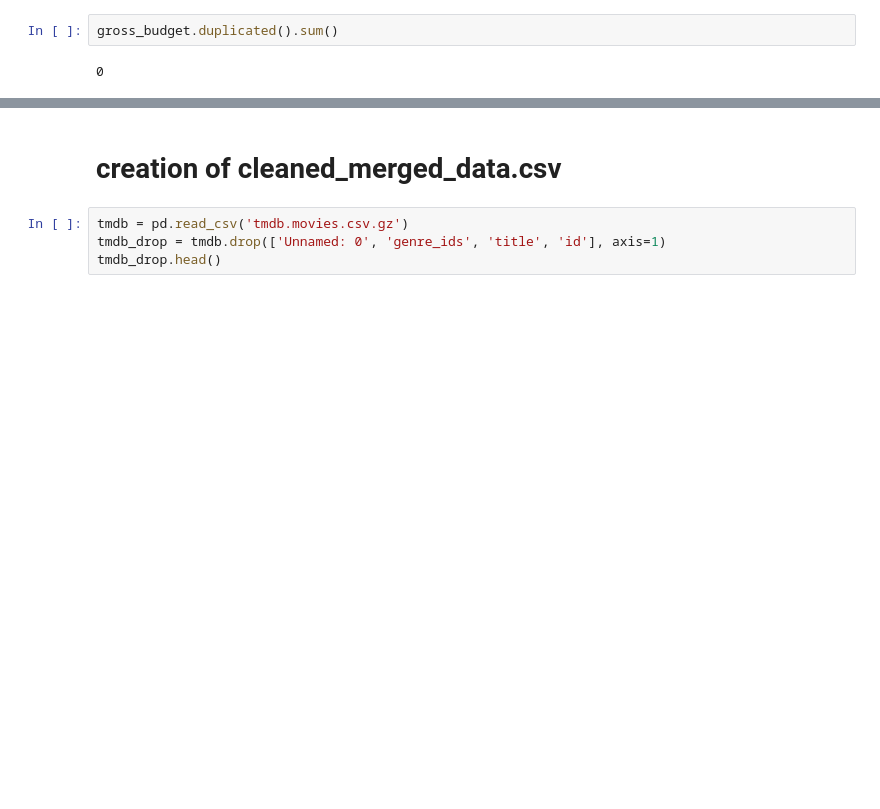
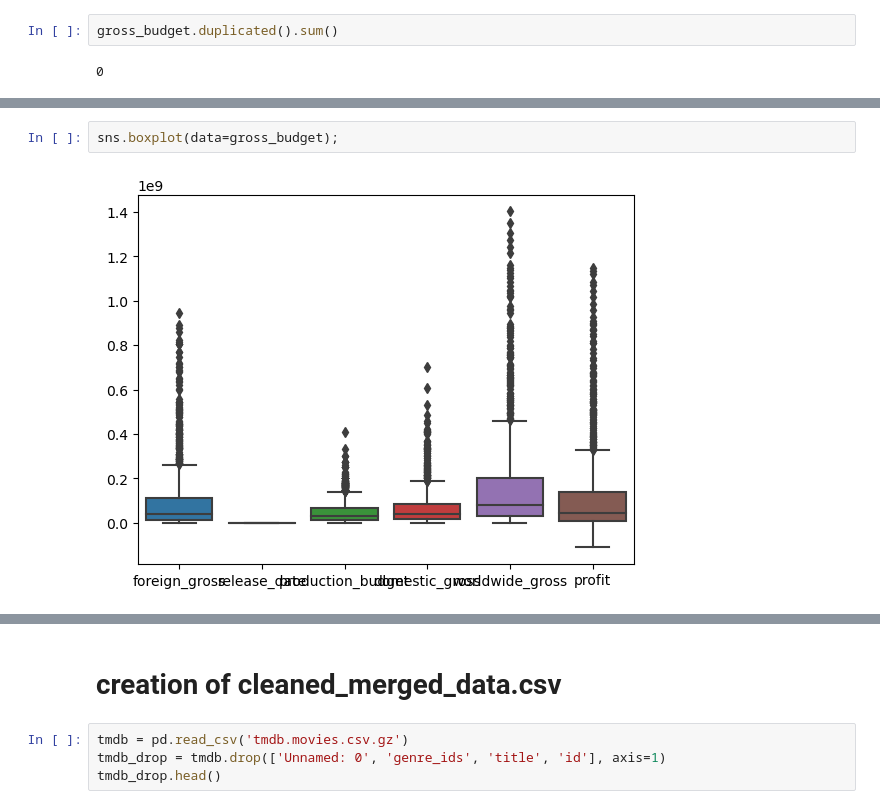
Before and after one commit to MuiruriVivian/PHASE-2-GROUP-7-PROJECT, a Jupyter notebook: Dominic.ipynb, the cells around one changed output, grey strips where cells are left out. Cells and saved outputs as stored; diff of their text form; blank space fills up the shorter version.

```diff
--- a/Dominic.ipynb
+++ b/Dominic.ipynb
@@ -157,0 +180,4 @@ gross_budget.describe().T
+# %%
+sns.boxplot(data=gross_budget);
+# %% [output]
+[figure, added]
```
Also changed, not shown: parts of 22 cells of this notebook.
